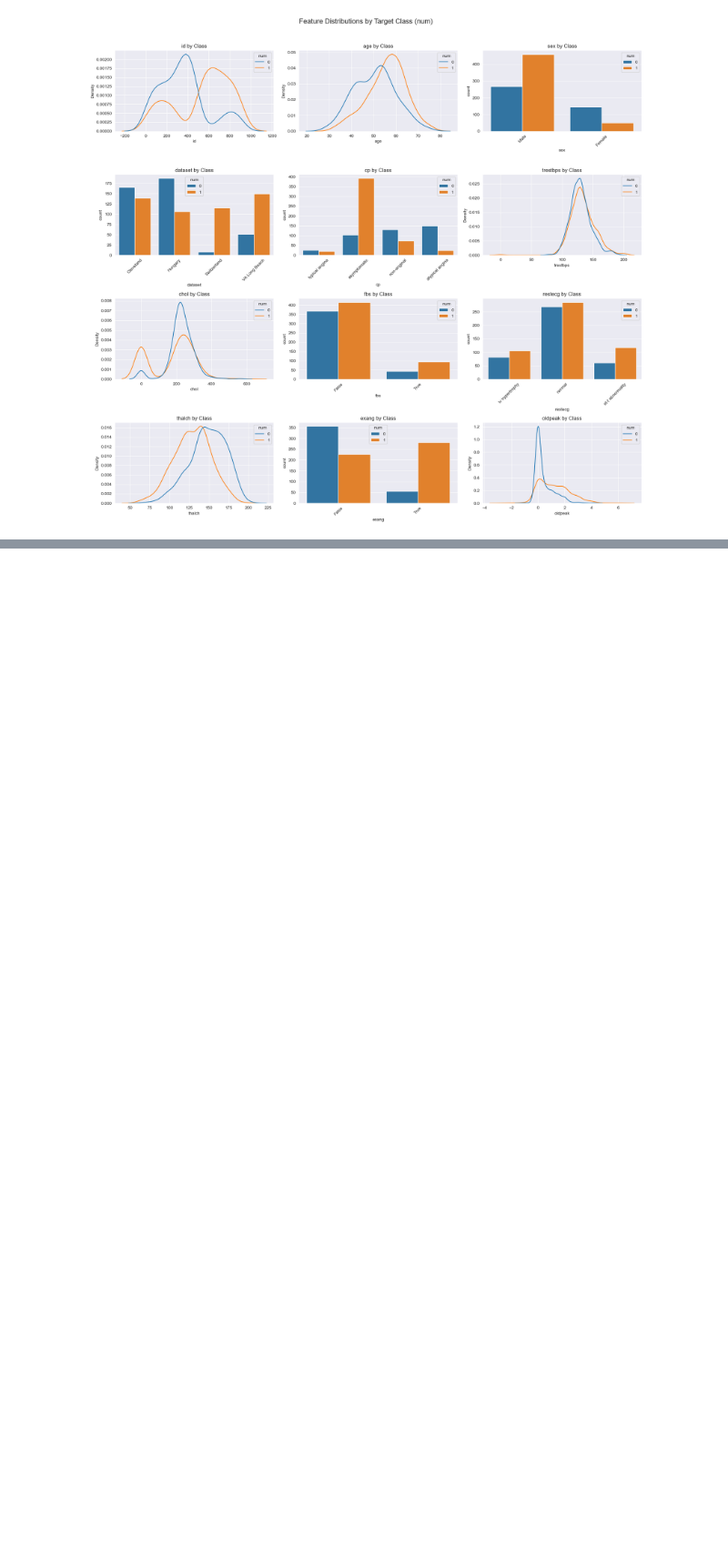
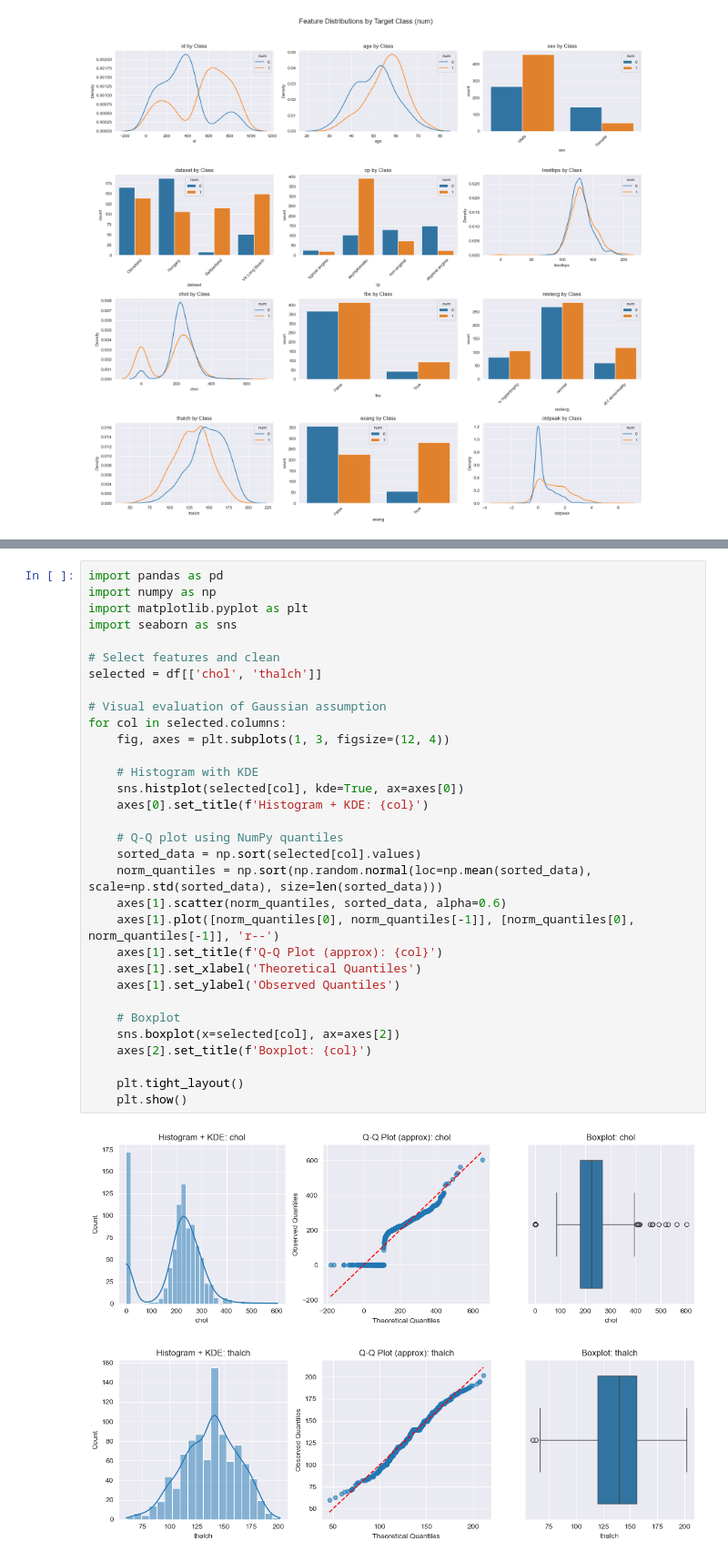
Before and after one commit to Mahyar-mhn/cardio-classification-generative-vs-discriminative, a Jupyter notebook: heart_disease_assignment.ipynb, the cells around one changed output, grey strips where cells are left out. Shown at 91% size. Saved outputs shown, nothing was run; the diff lists cells and outputs as text; blank space fills up the shorter version.

```diff
--- a/heart_disease_assignment.ipynb
+++ b/heart_disease_assignment.ipynb
@@ -158,0 +251,35 @@ plt.show()
+# %%
+import pandas as pd
+import numpy as np
+import matplotlib.pyplot as plt
+import seaborn as sns
+
+# Select features and clean
+selected = df[['chol', 'thalch']]
+
+# Visual evaluation of Gaussian assumption
+for col in selected.columns:
+    fig, axes = plt.subplots(1, 3, figsize=(12, 4))
+
+    # Histogram with KDE
+    sns.histplot(selected[col], kde=True, ax=axes[0])
+    axes[0].set_title(f'Histogram + KDE: {col}')
+
+    # Q-Q plot using NumPy quantiles
+    sorted_data = np.sort(selected[col].values)
+    norm_quantiles = np.sort(np.random.normal(loc=np.mean(sorted_data), scale=np.std(sorted_data), size=len(sorted_data)))
+    axes[1].scatter(norm_quantiles, sorted_data, alpha=0.6)
+    axes[1].plot([norm_quantiles[0], norm_quantiles[-1]], [norm_quantiles[0], norm_quantiles[-1]], 'r--')
+    axes[1].set_title(f'Q-Q Plot (approx): {col}')
+    axes[1].set_xlabel('Theoretical Quantiles')
+    axes[1].set_ylabel('Observed Quantiles')
+
+    # Boxplot
+    sns.boxplot(x=selected[col], ax=axes[2])
+    axes[2].set_title(f'Boxplot: {col}')
+
+    plt.tight_layout()
+    plt.show()
+# %% [output]
+[figure, added]
+[figure, added]
```
Also changed, not shown: parts of 5 cells of this notebook.
